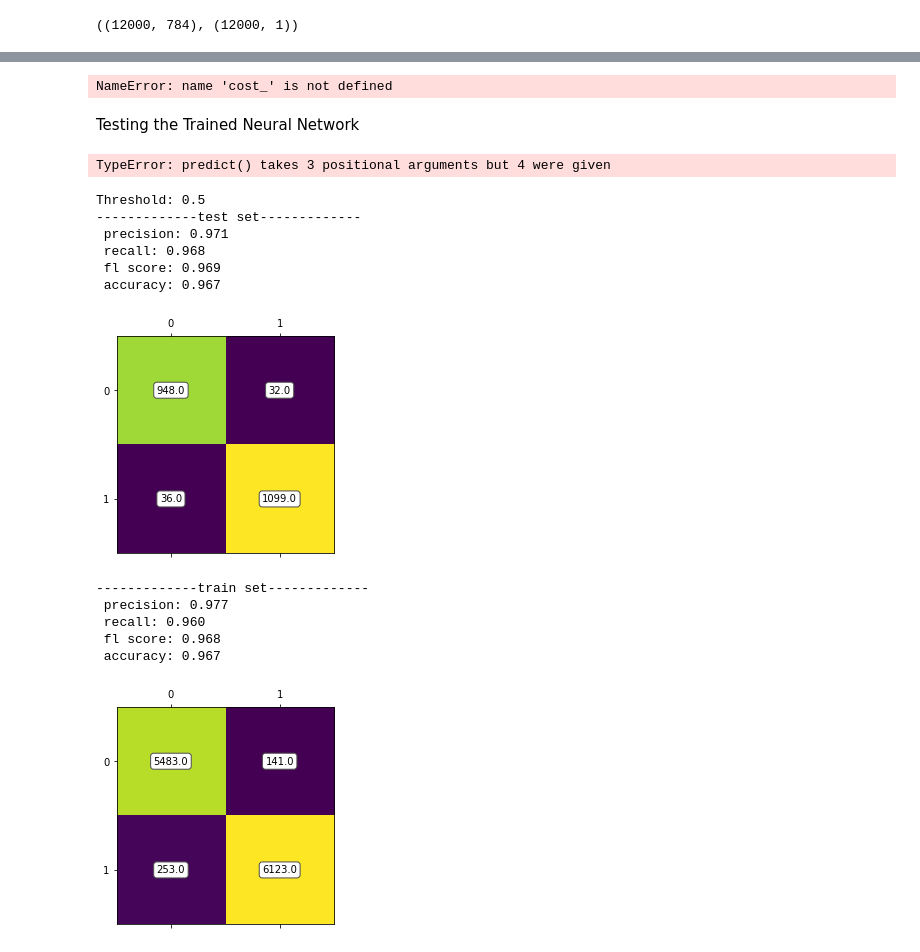
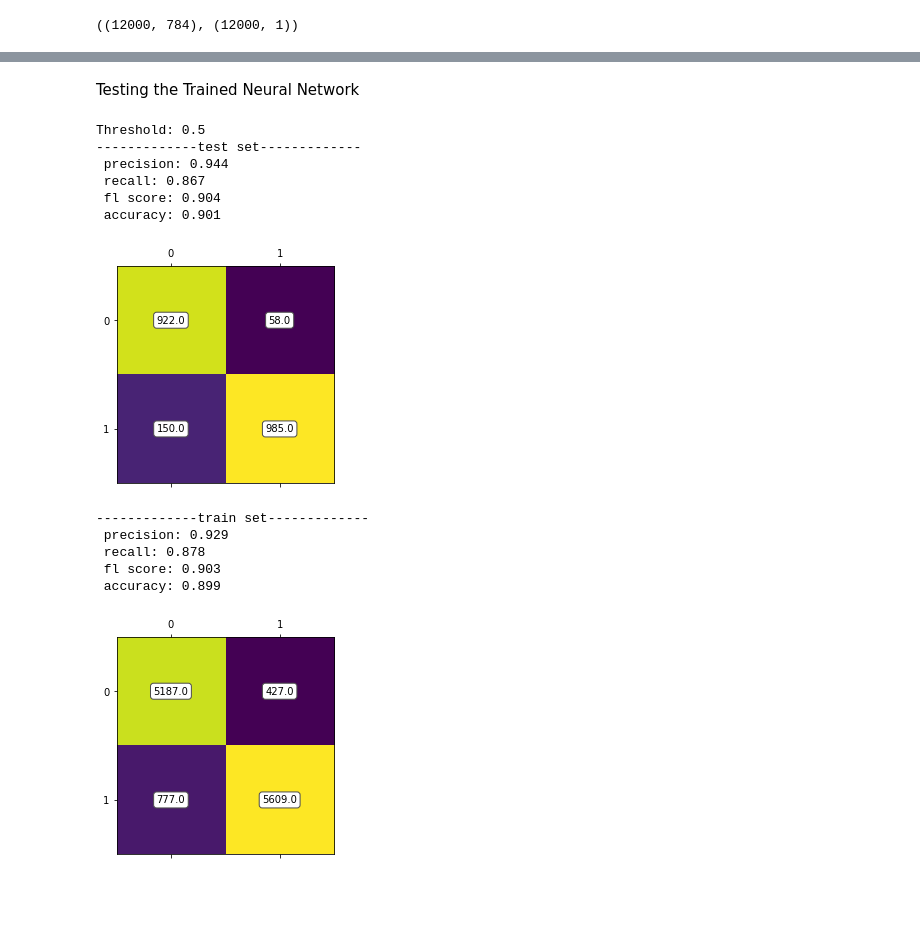
Before and after one commit to linearsachin/mnist-digit-classifier, a Jupyter notebook: mnistxx.ipynb, the cells around one changed output, grey strips where cells are left out. Drawn from its saved outputs; the diff is of its cells as text; code cells hidden in the pictures; blank space fills up the shorter version.

```diff
--- a/mnistxx.ipynb
+++ b/mnistxx.ipynb
@@ -147,7 +147,7 @@ class NeuralNetwork():
         return output
 
     def evaluate(self,input_X,output_y,threshold=0.5):
-        predictions = self.predict(input_X, self.params,threshold)
+        predictions = self.predict(input_X,threshold)
         print( " precision:" , str(precision_score(output_y,predictions))[:5],"\n",
         "recall:",str(recall_score(output_y,predictions))[:5],"\n",
         "fl score:",str(f1_score(output_y,predictions))[:5],"\n",
@@ -378,10 +245,3 @@ iter: 1950 cost: 0.0923514236186108 Accuracy: 0.8979166666666667
   ...])
-# %%
-plt.plot(np.arange(len(cost_)),cost_)
-plt.xlabel("Iterations")
-plt.ylabel("Cost")
-plt.show()
-# %% [output]
-NameError: name 'cost_' is not defined
 # %% [markdown]
 Testing the Trained Neural Network
@@ -405,30 +252,27 @@ def evaluate(input_X,output_y,parameters,threshold=0.5):
 n_test_samples = x_test.shape[0]
 testX = x_test.reshape(n_test_samples,28*28)/255
 testY = y_test.reshape(n_test_samples,1)
-nn.evaluate(testX,testY)
-# %% [output]
-TypeError: predict() takes 3 positional arguments but 4 were given
 # %%
 thres = 0.5
 print("Threshold:",str(thres))
 print("-------------test set-------------")
-evaluate(testX,testY,params_,thres)
+nn.evaluate(testX,testY,thres)
 
 print("-------------train set-------------")
-evaluate(images,labels,params_,thres)
+nn.evaluate(images,labels,thres)
 # %% [output]
 Threshold: 0.5
 -------------test set-------------
- precision: 0.971
- recall: 0.968
- fl score: 0.969
- accuracy: 0.967
+ precision: 0.944
+ recall: 0.867
+ fl score: 0.904
+ accuracy: 0.901
-[figure, old version]
+[figure, new version]
 -------------train set-------------
- precision: 0.977
- recall: 0.960
- fl score: 0.968
- accuracy: 0.967
+ precision: 0.929
+ recall: 0.878
+ fl score: 0.903
+ accuracy: 0.899
 [figure]
 # %%
 thres = 0.8
```
Also changed, not shown: parts of 17 cells of this notebook.
